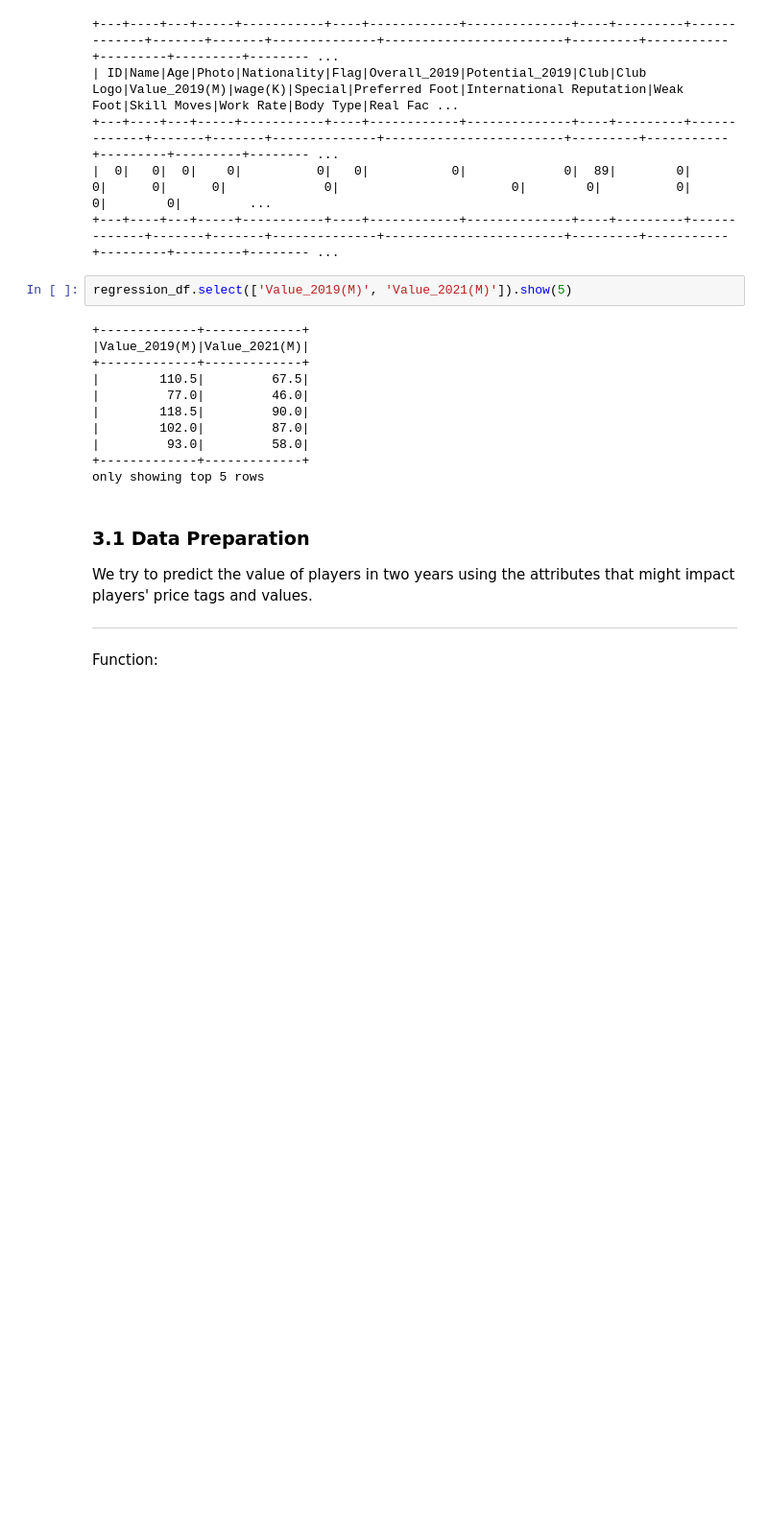
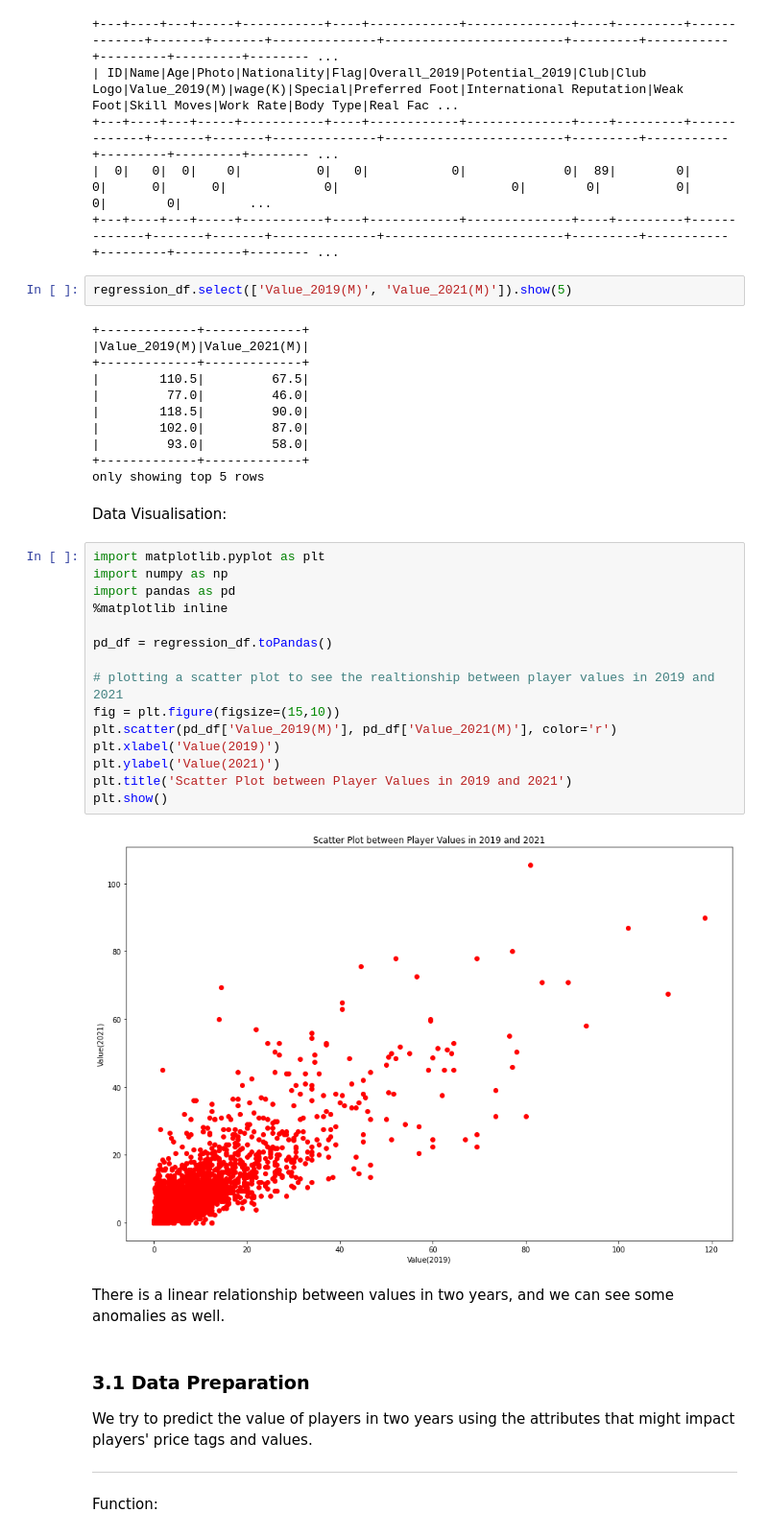
Before and after one commit to Gooner12/FIFA_2019, a Jupyter notebook: FIFA_gain_predict.ipynb, the cells around one changed output. Shown at 96% size. Drawn from its saved outputs; the diff is of its cells as text; blank space fills up the shorter version.

```diff
--- a/FIFA_gain_predict.ipynb
+++ b/FIFA_gain_predict.ipynb
@@ -396,6 +393,27 @@ regression_df.select(['Value_2019(M)', 'Value_2021(M)']).show(5)
 |         93.0|         58.0|
 +-------------+-------------+
 only showing top 5 rows
+# %% [markdown]
+Data Visualisation:
+# %%
+import matplotlib.pyplot as plt
+import numpy as np
+import pandas as pd
+%matplotlib inline
+
+pd_df = regression_df.toPandas()
+
+# plotting a scatter plot to see the realtionship between player values in 2019 and 2021
+fig = plt.figure(figsize=(15,10))
+plt.scatter(pd_df['Value_2019(M)'], pd_df['Value_2021(M)'], color='r')
+plt.xlabel('Value(2019)')
+plt.ylabel('Value(2021)')
+plt.title('Scatter Plot between Player Values in 2019 and 2021')
+plt.show()
+# %% [output]
+[figure, added]
+# %% [markdown]
+There is a linear relationship between values in two years, and we can see some anomalies as well.
 # %% [markdown]
 ### 3.1 Data Preparation
 
```
Also changed, not shown: parts of 25 cells of this notebook.
